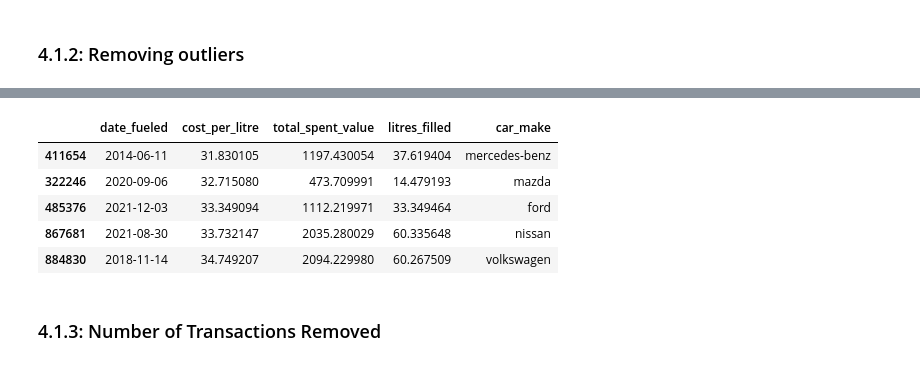
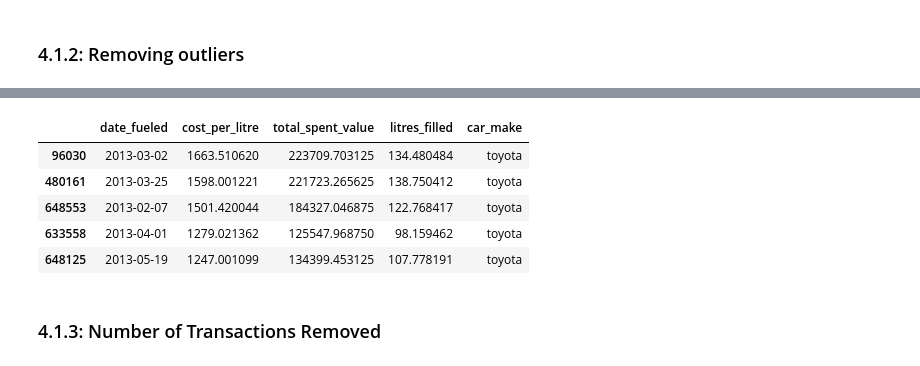
Before and after one commit to SufyaanMahomed/IDVE-Assignment, a Jupyter notebook: ass.ipynb, the cells around one changed output, grey strips where cells are left out. Saved outputs shown, nothing was run; the diff lists cells and outputs as text; code cells hidden in the pictures.

```diff
--- a/ass.ipynb
+++ b/ass.ipynb
@@ -716,18 +756,25 @@ summary
 | R | 36424 | 1368 | 3.76 |
 # %%
+# df_top5[
+#     (df_top5['total_spent_currency'] == 'R') &
+#     (df_top5['cost_per_litre'] > currency_limits['R']['max_cost_per_litre'])
+# ].nsmallest(5, 'cost_per_litre')[
+#     ['date_fueled', 'cost_per_litre', 'total_spent_value', 'litres_filled', 'car_make']
+# ]
+
 df_top5[
     (df_top5['total_spent_currency'] == 'R') &
     (df_top5['cost_per_litre'] > currency_limits['R']['max_cost_per_litre'])
-].nsmallest(5, 'cost_per_litre')[
+].nlargest(5, 'cost_per_litre')[
     ['date_fueled', 'cost_per_litre', 'total_spent_value', 'litres_filled', 'car_make']
 ]
 # %% [output]
 |  | date_fueled | cost_per_litre | total_spent_value | litres_filled | car_make |
-| 411654 | 2014-06-11 | 31.830105 | 1197.430054 | 37.619404 | mercedes-benz |
-| 322246 | 2020-09-06 | 32.715080 | 473.709991 | 14.479193 | mazda |
-| 485376 | 2021-12-03 | 33.349094 | 1112.219971 | 33.349464 | ford |
-| 867681 | 2021-08-30 | 33.732147 | 2035.280029 | 60.335648 | nissan |
-| 884830 | 2018-11-14 | 34.749207 | 2094.229980 | 60.267509 | volkswagen |
+| 96030 | 2013-03-02 | 1663.510620 | 223709.703125 | 134.480484 | toyota |
+| 480161 | 2013-03-25 | 1598.001221 | 221723.265625 | 138.750412 | toyota |
+| 648553 | 2013-02-07 | 1501.420044 | 184327.046875 | 122.768417 | toyota |
+| 633558 | 2013-04-01 | 1279.021362 | 125547.968750 | 98.159462 | toyota |
+| 648125 | 2013-05-19 | 1247.001099 | 134399.453125 | 107.778191 | toyota |
 # %% [markdown]
 ### 4.1.3: Number of Transactions Removed
 # %%
```
Also changed, not shown: parts of 32 cells of this notebook.
